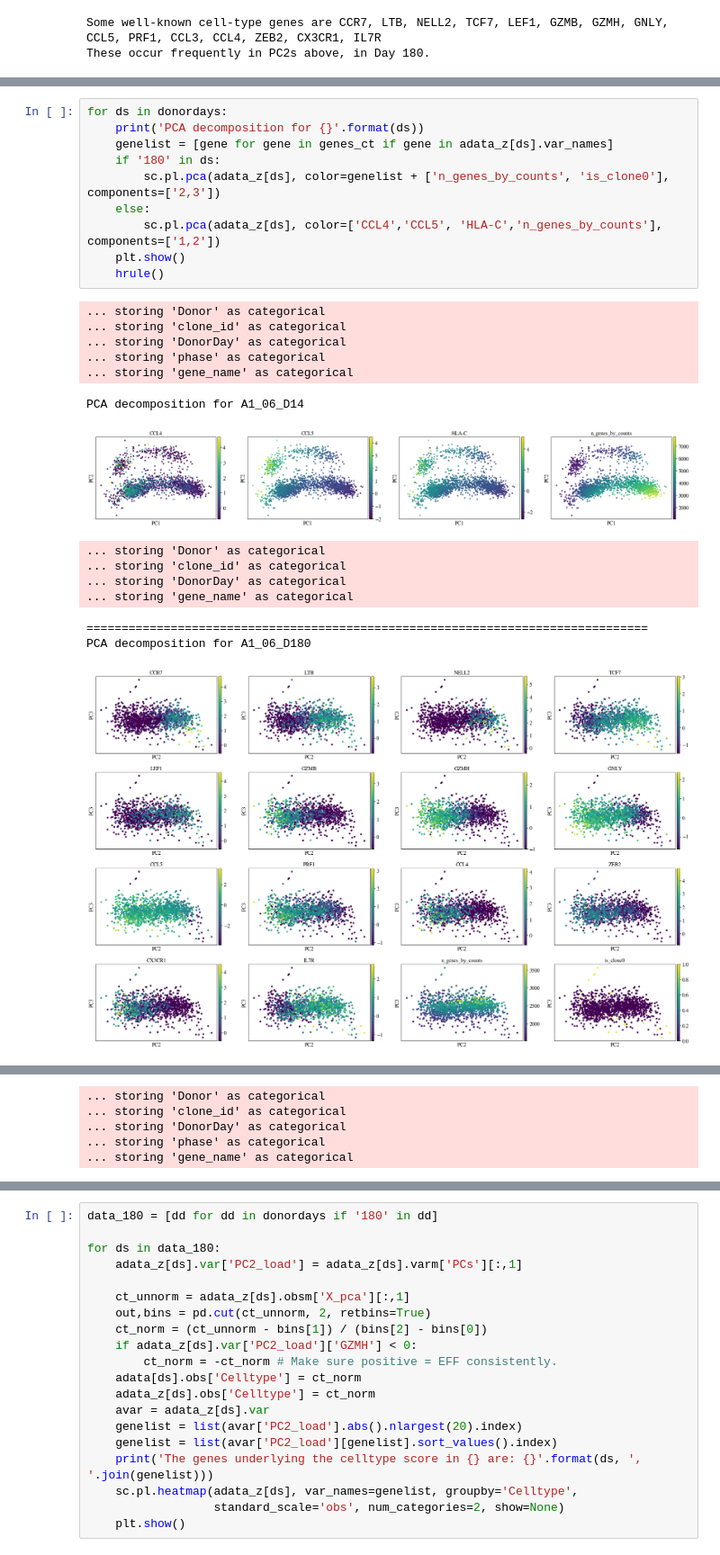
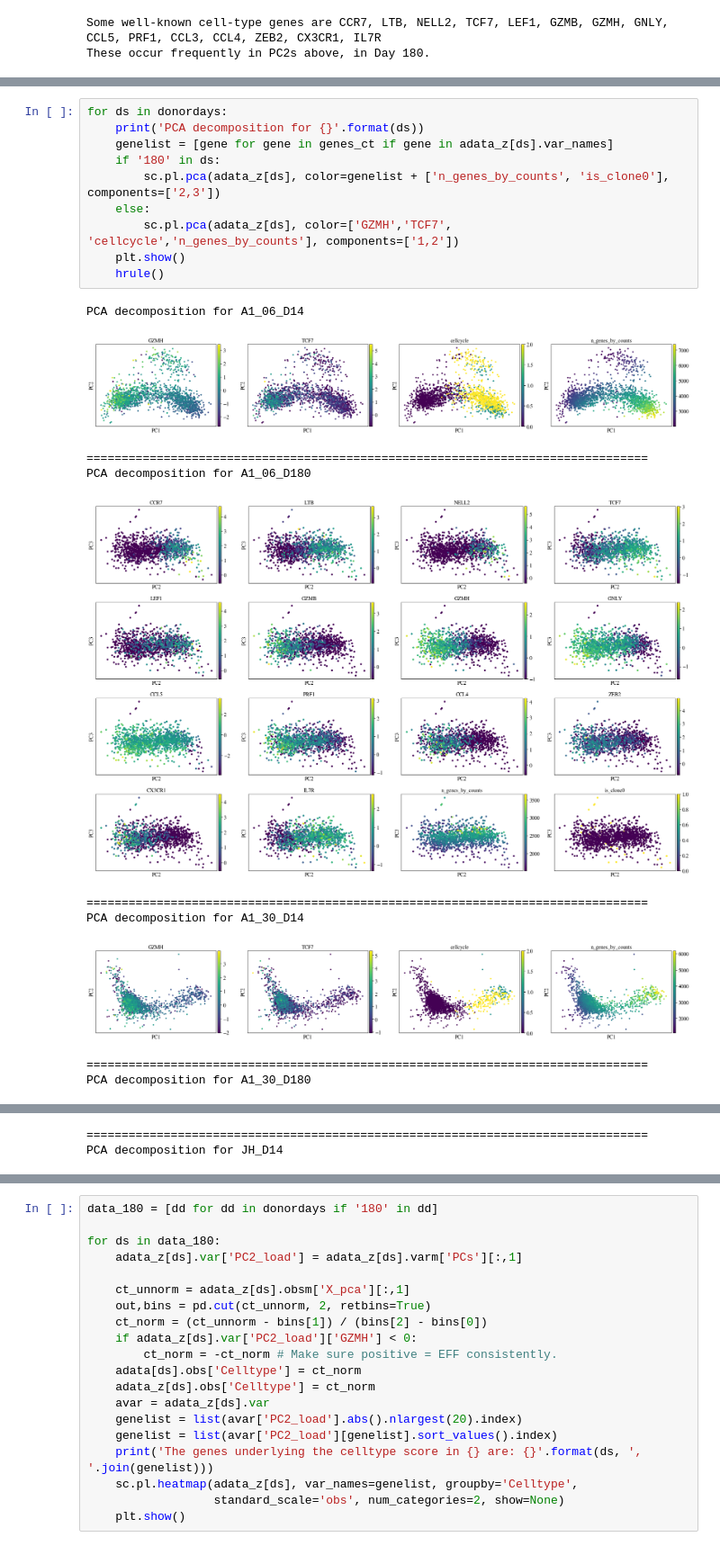
Before and after one commit to MartyWeissman/GenomicsClonality, a Jupyter notebook: Preprocessing_BigInvivo.ipynb, the cells around one changed output, grey strips where cells are left out. Shown at 90% size. Saved outputs shown, nothing was run; the diff lists cells and outputs as text.

```diff
--- a/Preprocessing_BigInvivo.ipynb
+++ b/Preprocessing_BigInvivo.ipynb
@@ -781,25 +811,21 @@ for ds in donordays:
 # %%
 for ds in donordays:
     print('PCA decomposition for {}'.format(ds))
     genelist = [gene for gene in genes_ct if gene in adata_z[ds].var_names]
     if '180' in ds:
         sc.pl.pca(adata_z[ds], color=genelist + ['n_genes_by_counts', 'is_clone0'], components=['2,3'])
     else:
-        sc.pl.pca(adata_z[ds], color=['CCL4','CCL5', 'HLA-C','n_genes_by_counts'], components=['1,2'])
+        sc.pl.pca(adata_z[ds], color=['GZMH','TCF7', 'cellcycle','n_genes_by_counts'], components=['1,2'])
     plt.show()
     hrule()
 # %% [output]
-... storing 'Donor' as categorical
-... storing 'clone_id' as categorical
-... storing 'DonorDay' as categorical
-... storing 'phase' as categorical
-... storing 'gene_name' as categorical
+PCA decomposition for A1_06_D14
+[figure, new version]
-PCA decomposition for A1_06_D14
+================================================================================
+PCA decomposition for A1_06_D180
-[figure, old version]
+[figure]
-... storing 'Donor' as categorical
-... storing 'clone_id' as categorical
-... storing 'DonorDay' as categorical
-... storing 'gene_name' as categorical
+================================================================================
+PCA decomposition for A1_30_D14
+[figure, new version]
 ================================================================================
-PCA decomposition for A1_06_D180
+PCA decomposition for A1_30_D180
-[figure]
@@ -806,5 +833,2 @@ PCA decomposition for A1_06_D180
-... storing 'Donor' as categorical
-... storing 'clone_id' as categorical
-... storing 'DonorDay' as categorical
-... storing 'phase' as categorical
-... storing 'gene_name' as categorical
+================================================================================
+PCA decomposition for JH_D14
```
Also changed, not shown: parts of 34 cells of this notebook.
